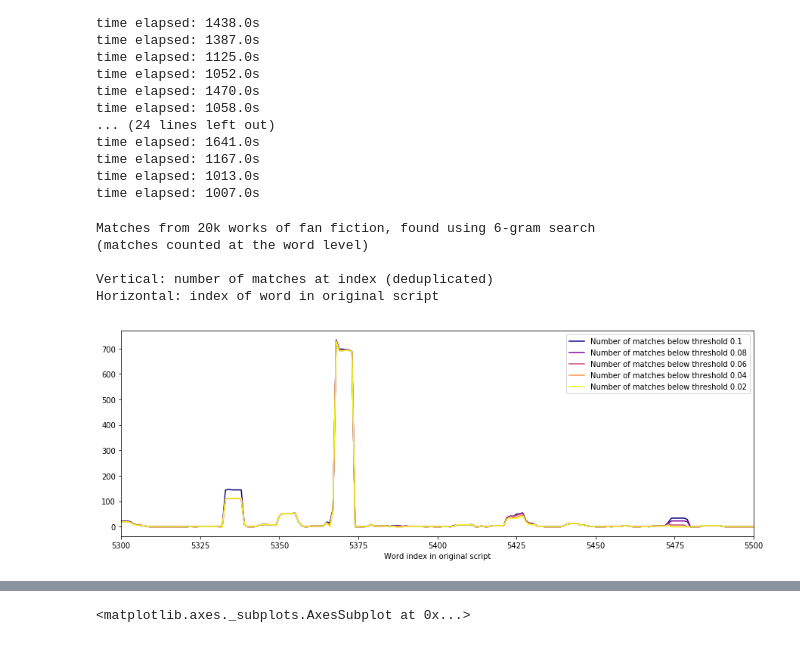
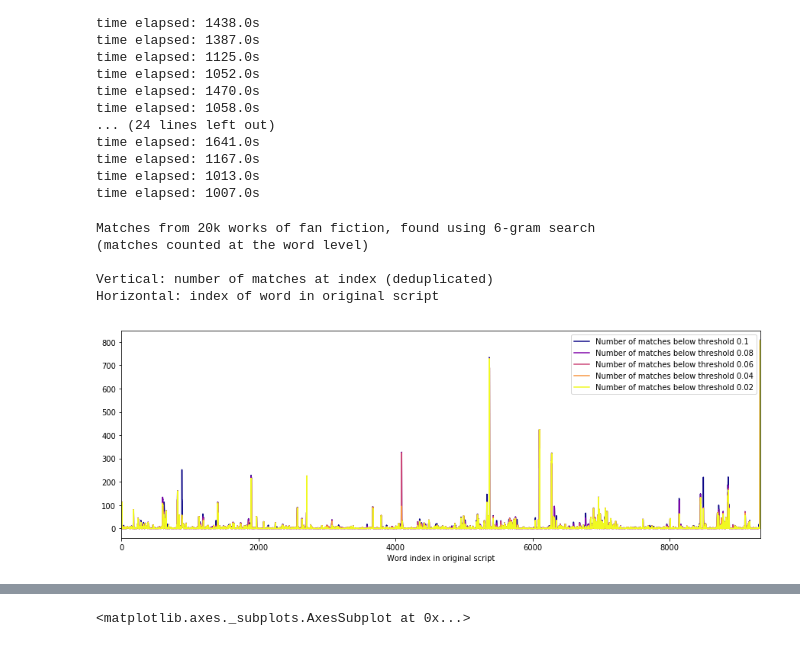
Before and after one commit to senderle/fandom-analysis, a Jupyter notebook: script-fan-comparison.ipynb, the cells around one changed output, grey strips where cells are left out. Drawn from its saved outputs; the diff is of its cells as text; code cells hidden in the pictures.

```diff
--- a/script-fan-comparison.ipynb
+++ b/script-fan-comparison.ipynb
@@ -70,21 +70,9 @@ new_record_structure = {
                'BEST_MATCH_DISTANCE',
                'BEST_LEVENSHTEIN_DISTANCE',
                'BEST_COMBINED_DISTANCE',
-               #'ANGER',
-               #'ANTICIPATION',
-               #'DISGUST',
-               #'FEAR',
-               #'JOY',
-               #'SADNESS',
-               #'SURPRISE',
-               #'TRUST',
-               #'NEGATIVE',
-               #'POSITIVE'
               ],
     'types': [str, int, str, int, int, str,
-              int, str, int, float, int, float,
-              #int, int, int, int, int,
-              #int, int, int, int, int
+              int, str, int, float, int, float
              ]
 }
 # %%
@@ -474,11 +462,12 @@ def graph_output(match_data_fn, n_size, start, end):
     print('Horizontal: index of word in original script')
     chart_match_strata(records, 5, 0.1, start, end, figsize=(15, 5))
 # %%
-graph_output('match-6gram-20170614.csv', 6, 5300, 5500)
+# graph_output('match-6gram-20170614.csv', 6, 5300, 5500)
+graph_output('match-6gram-20170614.csv', 10, 0, None)
 # %% [output]
 Matches from 20k works of fan fiction, found using 6-gram search
 (matches counted at the word level)
 
 Vertical: number of matches at index (deduplicated)
 Horizontal: index of word in original script
-[figure, old version]
+[figure, new version]
```
Also changed, not shown: parts of 5 cells of this notebook, 6 other files.
